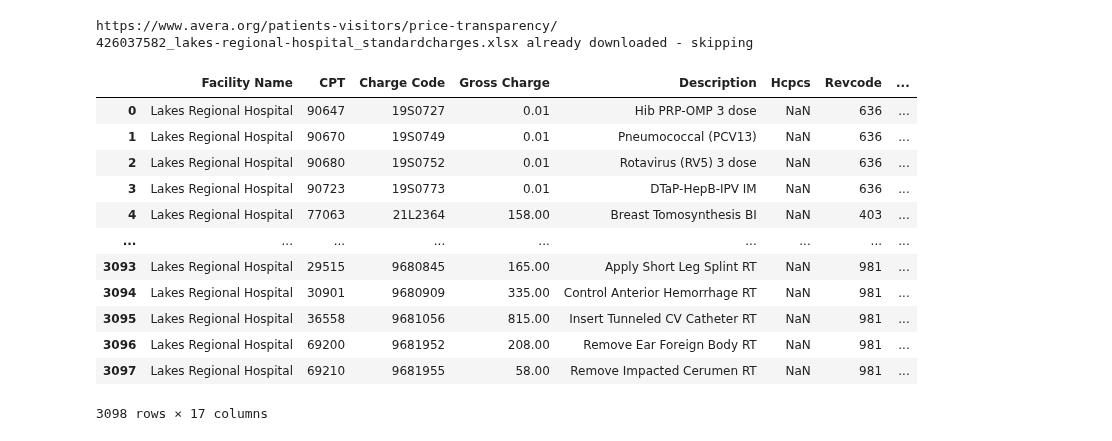
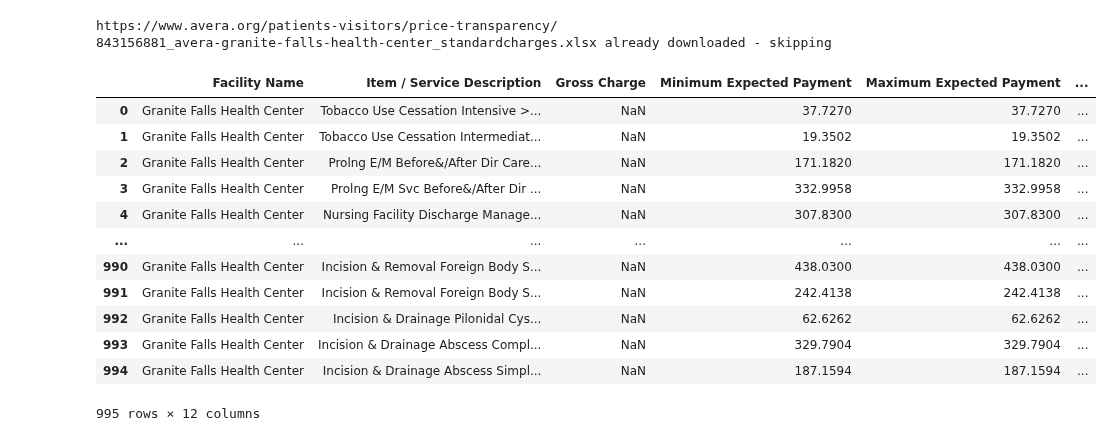
Before and after one commit to rl1987/dolthub-bounty-transparency-in-pricing, a Jupyter notebook: Avera.ipynb, the cells around one changed output. Drawn from its saved outputs; the diff is of its cells as text; code cells hidden in the pictures.

Commit message:
Also process Service Bundle sheets in Avera files

```diff
--- a/Avera.ipynb
+++ b/Avera.ipynb
@@ -43,8 +43,8 @@ TARGET_COLUMNS = [
     'additional_payer_specific_notes'
 ]
 # %%
-ccn = "160124"
-url = "https://www.avera.org/app/files/public/e920ec8c-5f0b-480e-b0dd-8644ed571c8d/426037582_lakes-regional-hospital_standardcharges.xlsx"
+ccn = "241343"
+url = "https://www.avera.org/app/files/public/84e6c5b3-a05c-41ab-bc99-9e7cdecc6698/843156881_avera-granite-falls-health-center_standardcharges.xlsx"
 filename = url.split("/")[-1].replace("%20", " ")
 ein = filename.split("_")[0]
 ein = ein[:2] + "-" + ein[2:]
@@ -93,24 +93,24 @@ session = create_session()
 download_file(session, url, filename)
 # %% [output]
 https://www.avera.org/patients-visitors/price-transparency/
-426037582_lakes-regional-hospital_standardcharges.xlsx already downloaded - skipping
+843156881_avera-granite-falls-health-center_standardcharges.xlsx already downloaded - skipping
 # %%
-df_in = pd.read_excel(filename, skiprows=1, sheet_name='CDM')
+df_in = pd.read_excel(filename, skiprows=1, sheet_name='Service Bundle')
 df_in
 # %% [output]
-|  | Facility Name | CPT | Charge Code | Gross Charge | Description | Hcpcs | Revcode | ... |
-| 0 | Lakes Regional Hospital | 90647 | 19S0727 | 0.01 | Hib PRP-OMP 3 dose | NaN | 636 | ... |
-| 1 | Lakes Regional Hospital | 90670 | 19S0749 | 0.01 | Pneumococcal (PCV13) | NaN | 636 | ... |
-| 2 | Lakes Regional Hospital | 90680 | 19S0752 | 0.01 | Rotavirus (RV5) 3 dose | NaN | 636 | ... |
-| 3 | Lakes Regional Hospital | 90723 | 19S0773 | 0.01 | DTaP-HepB-IPV IM | NaN | 636 | ... |
-| 4 | Lakes Regional Hospital | 77063 | 21L2364 | 158.00 | Breast Tomosynthesis BI | NaN | 403 | ... |
-| ... | ... | ... | ... | ... | ... | ... | ... | ... |
-| 3093 | Lakes Regional Hospital | 29515 | 9680845 | 165.00 | Apply Short Leg Splint RT | NaN | 981 | ... |
-| 3094 | Lakes Regional Hospital | 30901 | 9680909 | 335.00 | Control Anterior Hemorrhage RT | NaN | 981 | ... |
-| 3095 | Lakes Regional Hospital | 36558 | 9681056 | 815.00 | Insert Tunneled CV Catheter RT | NaN | 981 | ... |
-| 3096 | Lakes Regional Hospital | 69200 | 9681952 | 208.00 | Remove Ear Foreign Body RT | NaN | 981 | ... |
-| 3097 | Lakes Regional Hospital | 69210 | 9681955 | 58.00 | Remove Impacted Cerumen RT | NaN | 981 | ... |
+|  | Facility Name | Item / Service Description | Gross Charge | Minimum Expected Payment | Maximum Expected Payment | ... |
+| 0 | Granite Falls Health Center | Tobacco Use Cessation Intensive >... | NaN | 37.7270 | 37.7270 | ... |
+| 1 | Granite Falls Health Center | Tobacco Use Cessation Intermediat... | NaN | 19.3502 | 19.3502 | ... |
+| 2 | Granite Falls Health Center | Prolng E/M Before&/After Dir Care... | NaN | 171.1820 | 171.1820 | ... |
+| 3 | Granite Falls Health Center | Prolng E/M Svc Before&/After Dir ... | NaN | 332.9958 | 332.9958 | ... |
+| 4 | Granite Falls Health Center | Nursing Facility Discharge Manage... | NaN | 307.8300 | 307.8300 | ... |
+| ... | ... | ... | ... | ... | ... | ... |
+| 990 | Granite Falls Health Center | Incision & Removal Foreign Body S... | NaN | 438.0300 | 438.0300 | ... |
+| 991 | Granite Falls Health Center | Incision & Removal Foreign Body S... | NaN | 242.4138 | 242.4138 | ... |
+| 992 | Granite Falls Health Center | Incision & Drainage Pilonidal Cys... | NaN | 62.6262 | 62.6262 | ... |
+| 993 | Granite Falls Health Center | Incision & Drainage Abscess Compl... | NaN | 329.7904 | 329.7904 | ... |
+| 994 | Granite Falls Health Center | Incision & Drainage Abscess Simpl... | NaN | 187.1594 | 187.1594 | ... |
-3098 rows × 17 columns
+995 rows × 12 columns
 # %%
 def payer_category_from_payer(payer):
     if payer == 'Gross Charge':
```
Also changed, not shown: parts of 4 cells of this notebook, 1 other file.
